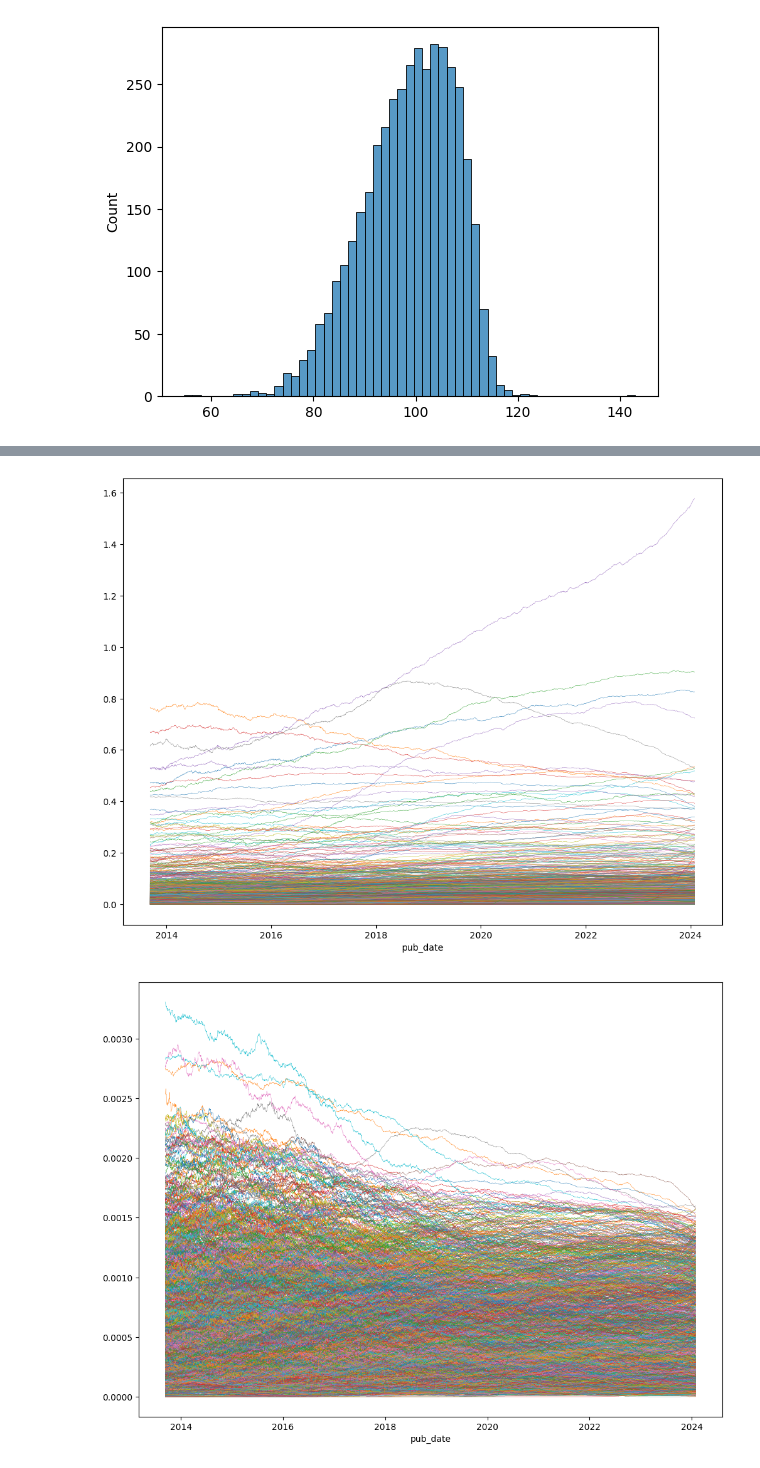
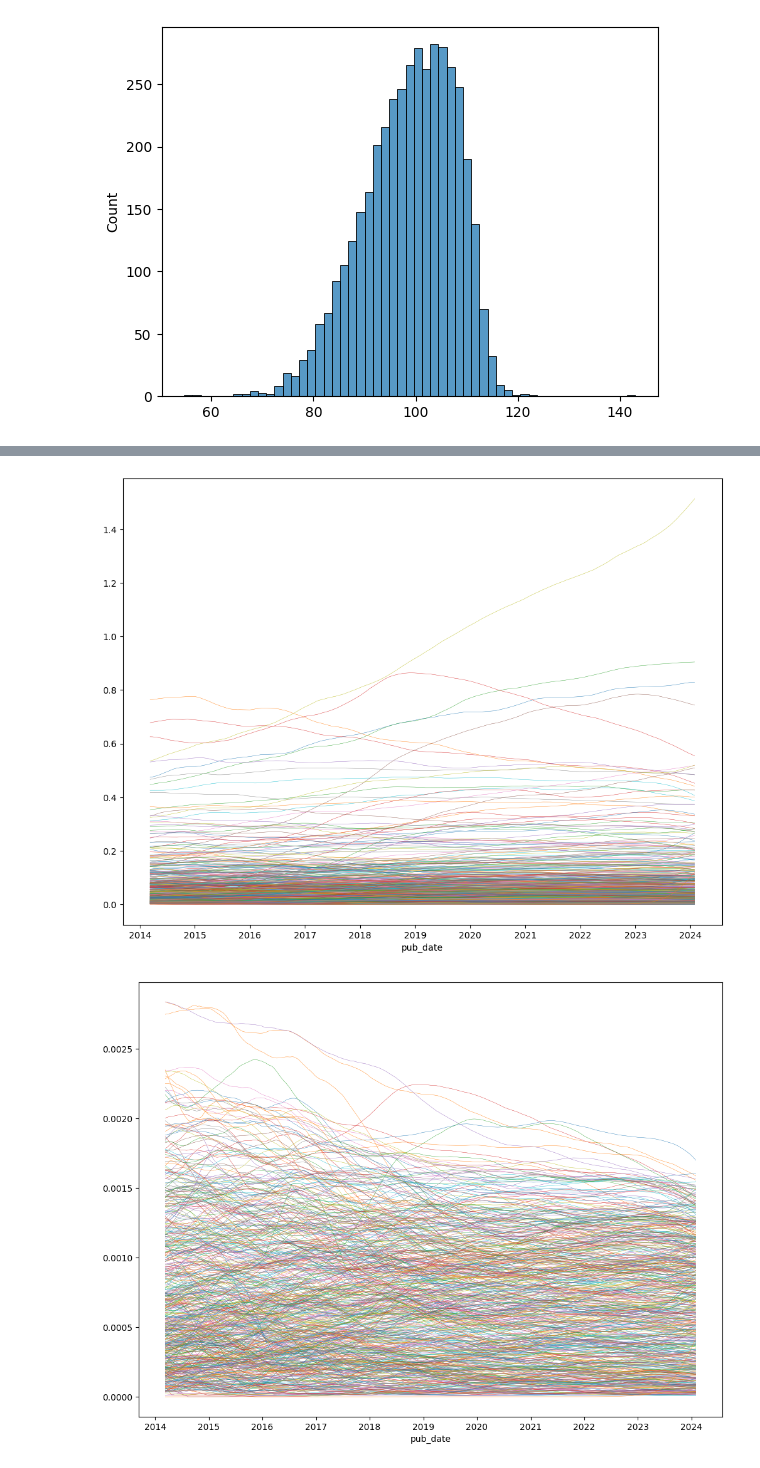
Before and after one commit to trevsauer/ADS_599_Capstone_Project, a Jupyter notebook: notebooks/combining_arxiv_queries.ipynb, the cells around one changed output, grey strips where cells are left out. Cells and saved outputs as stored; diff of their text form; code cells hidden in the pictures.

```diff
--- a/notebooks/combining_arxiv_queries.ipynb
+++ b/notebooks/combining_arxiv_queries.ipynb
@@ -171,7 +182,8 @@ token_list = ['llm', 'recurrent', 'optimize', 'optimal', 'cnn', 'rnn', 'neighbor
              'architecture', 'lstm', 'transfer', 'transformer', 'quantum', 'learn', #'language',
              'large', 'cpu', 'gpu', 'nvidia', 'intel', 'cryptocurrency','chatgpt', 'turing']
 for i in token_list:
-    sns.lineplot(x=date_df['pub_date'], y=(date_df[i] / date_df['number_of_papers']).rolling(360).mean()*100, alpha=0.7)
+    sns.lineplot(x=date_df['pub_date'], y=(date_df[i] / date_df['number_of_papers']).rolling(360).mean() / date_df[i].max(), alpha=0.7)
 #plt.title('Use of the word "neural"')
-plt.axhline(3, ls='--')
+#plt.axhline(3, ls='--')
+#plt.legend(token_list)
 # %% [output]
@@ -204,5 +206,5 @@ Index(['pub_date', 'cleaned_text', 'number_of_papers', 'number_of_tokens',
 # %%
 def common_token_counter(clean_string):
-    return [j for j,k in Counter(clean_string.split()).most_common(25)]
+    return [j for j,k in Counter(clean_string.split()).most_common(10)]
 # %%
 top_tokens_list = Counter(" ".join([i for i in date_df['cleaned_text'].apply(common_token_counter).str.join(sep=' ')]).split())
@@ -221,7 +219,7 @@ token_list = top_tokens_list
 for i in token_list:
     try:
 #        sns.lineplot(x=date_df['pub_date'], y=(date_df[i] / date_df['number_of_papers']).rolling(360).mean()*100, alpha=0.3)
-        sns.lineplot(x=date_df['pub_date'], y=(date_df[i] / date_df[i].max()).rolling(360).mean(), linewidth=0.3)
+        sns.lineplot(x=date_df['pub_date'], y=(date_df[i] / date_df[i].max()).rolling(360).mean().rolling(180).mean(), linewidth=0.3)
     except:
         pass
 #plt.title('Use of the word "neural"')
@@ -234,22 +232,22 @@ token_list = top_tokens_list
 
 for i in token_list:
     try:
-        sns.lineplot(x=date_df['pub_date'], y=(date_df[i] / date_df['number_of_papers']).rolling(360).mean(), linewidth=0.3)
+        sns.lineplot(x=date_df['pub_date'], y=(date_df[i] / date_df['number_of_papers']).rolling(360).mean().rolling(180).mean(), linewidth=0.3)
     except:
         pass
 #plt.title('Use of the word "neural"')
 #plt.xlim(2016,2024)
 # %% [output]
-[figure, old version]
+[figure, new version]
 # %%
 plt.figure(figsize=(12,9))
 token_list = top_tokens_list
 
 for i in token_list:
     try:
 #        sns.lineplot(x=date_df['pub_date'], y=(date_df[i] / date_df['number_of_papers']).rolling(360).mean()*100, alpha=0.3)
-        sns.lineplot(x=date_df['pub_date'], y=(date_df[i] / date_df['number_of_papers']).rolling(360).mean() / date_df[i].max(), linewidth=0.3,)
+        sns.lineplot(x=date_df['pub_date'], y=(date_df[i] / date_df['number_of_papers']).rolling(360).mean().rolling(180).mean() / date_df[i].max(), linewidth=0.3,)
     except:
         pass
 # %% [output]
-[figure, old version]
+[figure, new version]
```
Also changed, not shown: parts of 17 cells of this notebook.
